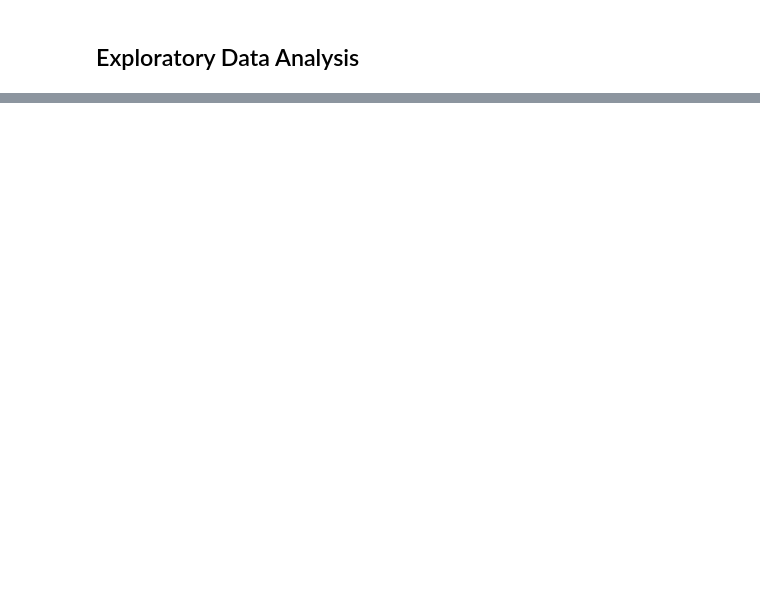
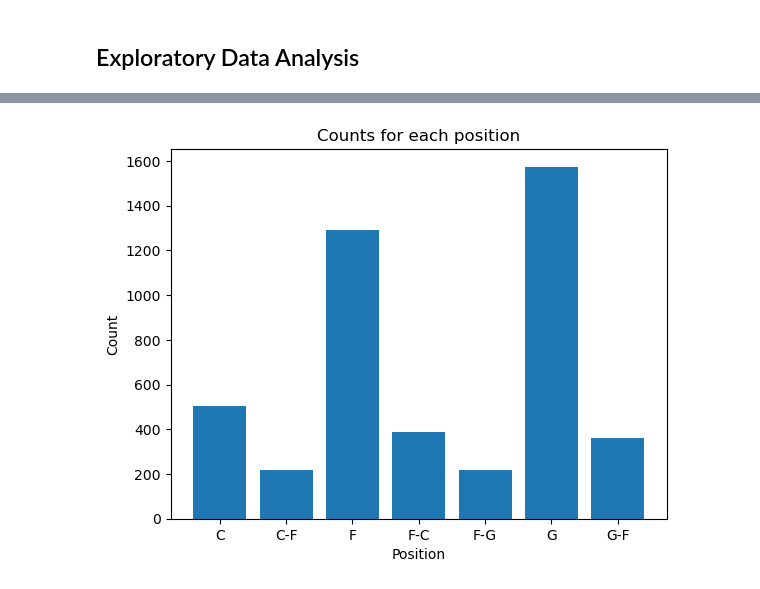
Before and after one commit to shinwookim/NBAPositionify, a Jupyter notebook: main.ipynb, the cells around one changed output, grey strips where cells are left out. Saved outputs shown, nothing was run; the diff lists cells and outputs as text; code cells hidden in the pictures; blank space fills up the shorter version.

```diff
--- a/main.ipynb
+++ b/main.ipynb
@@ -26,4 +29,10 @@ df.head()
 | 3 | Mahmoud Abdul-Rauf | 1991 | 2001 | G | 6-1 | 162.0 | March 9, 1969 | Louisiana State University |
 | 4 | Tariq Abdul-Wahad | 1998 | 2003 | F | 6-6 | 223.0 | November 3, 1974 | San Jose State University |
 # %%
-print(df.groupby('position').size())
+plt.bar(df.groupby('position').size().index, df.groupby('position').size().values)
+plt.xlabel('Position')
+plt.ylabel('Count')
+plt.title('Counts for each position')
+plt.show()
+# %% [output]
+[figure, added]
```
Also changed, not shown: parts of 3 cells of this notebook.
